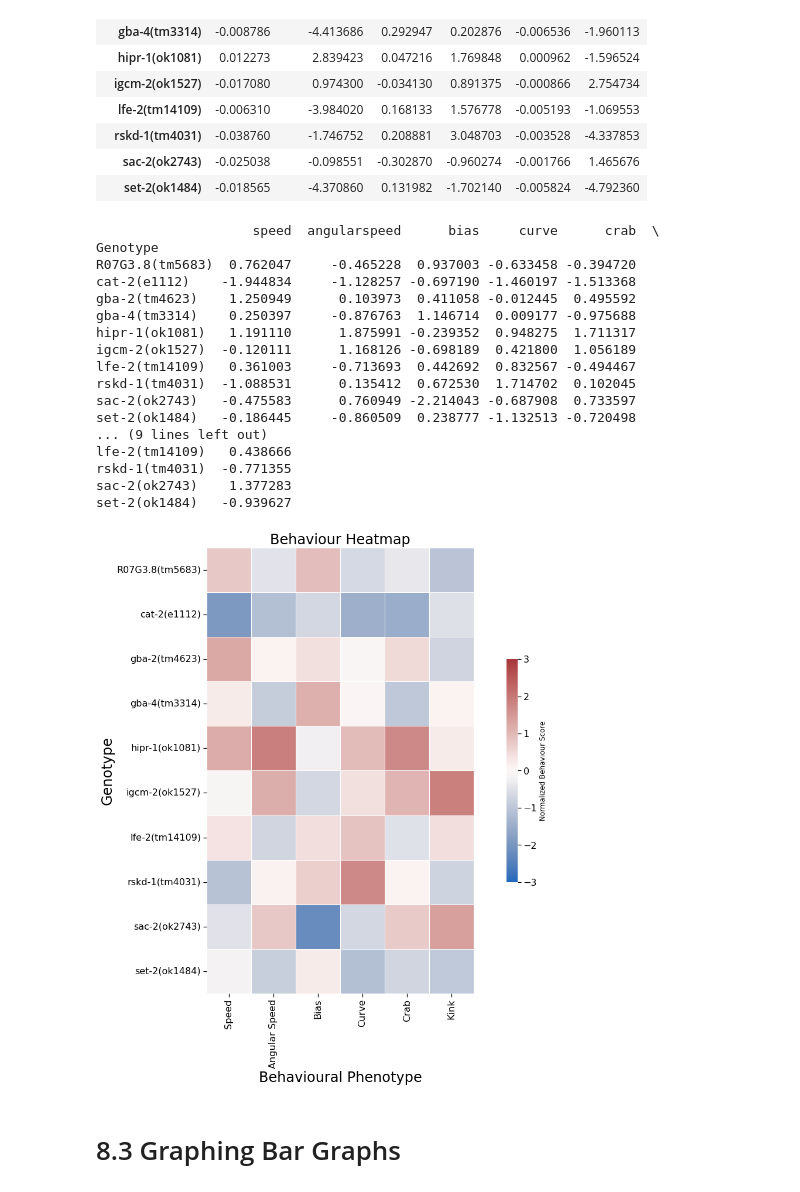
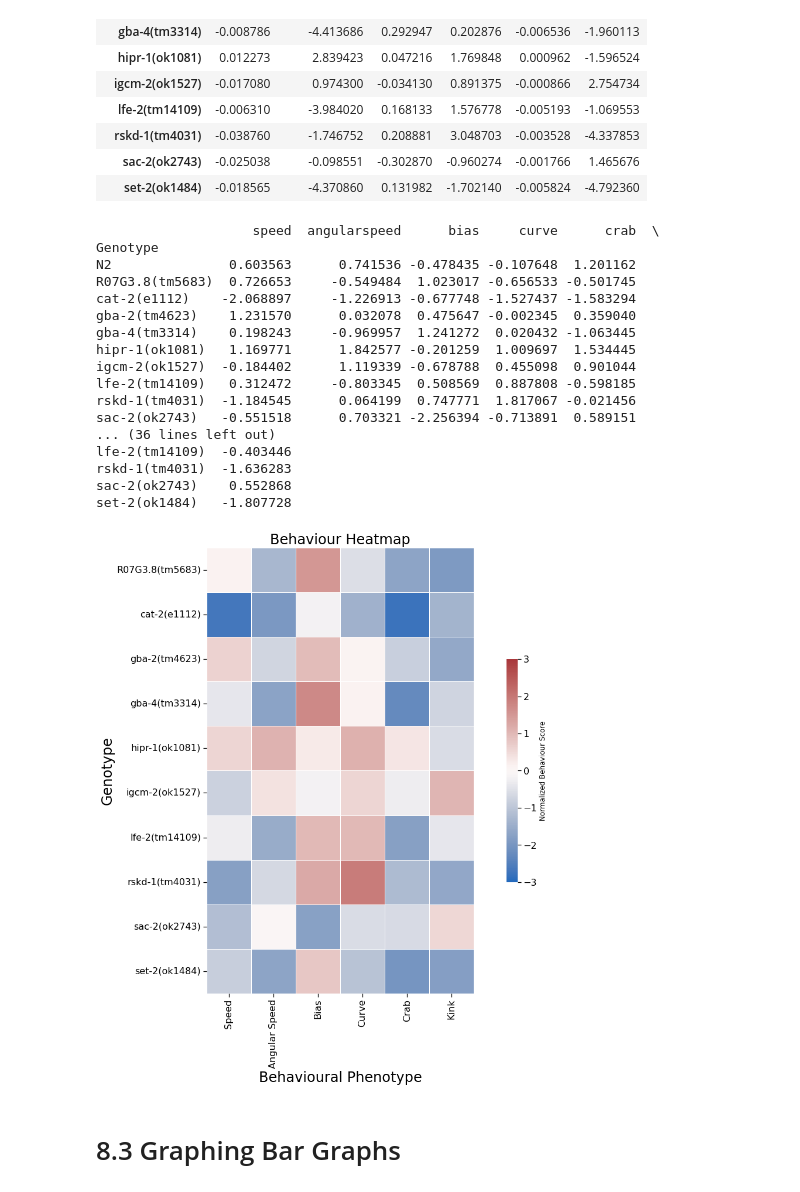
Before and after one commit to JosephLiangUBC/Joseph-Jupyter-Notebooks, a Jupyter notebook: Ben_postcsv_SpeedTraceNoFoodOnFoodExptUpdated_V2.0.ipynb, the cells around one changed output. Saved outputs shown, nothing was run; the diff lists cells and outputs as text; code cells hidden in the pictures.

```diff
--- a/Ben_postcsv_SpeedTraceNoFoodOnFoodExptUpdated_V2.0.ipynb
+++ b/Ben_postcsv_SpeedTraceNoFoodOnFoodExptUpdated_V2.0.ipynb
@@ -30,7 +25,7 @@ print(TotalConcatenated.head())
 print(TotalConcatenated.tail())
 
 TotalConcatenated_strains = TotalConcatenated.groupby(["Strain", "worm"], as_index=False).mean()
-TotalConcatenated_strains[['Genotype', 'Treatment']] = TotalConcatenated_mean['Strain'].str.split('_', 1, expand = True)
+TotalConcatenated_strains[['Genotype', 'Treatment']] = TotalConcatenated_strains['Strain'].str.split('_', 1, expand = True)
 TotalConcatenated_strains = TotalConcatenated_strains.dropna()
 TotalConcatenated_strains = TotalConcatenated_strains.Genotype.unique()
 
@@ -411,51 +406,55 @@ differences_of_differences(100, 400, TotalConcatenated)
 | set-2(ok1484) | -0.018565 | -4.370860 | 0.131982 | -1.702140 | -0.005824 | -4.792360 |
 # %%
 PD_gene_behavioural_scores = differences_of_differences(100, 400, TotalConcatenated)
-PD_gene_behavioural_scores = PD_gene_behavioural_scores.dropna().sort_index().drop(index="N2")
+# PD_gene_behavioural_scores = PD_gene_behavioural_scores.dropna().sort_index().drop(index="N2")
+PD_gene_behavioural_scores = PD_gene_behavioural_scores.dropna().sort_index()
 PD_gene_behavioural_scores_normalize = (PD_gene_behavioural_scores - PD_gene_behavioural_scores.mean())/PD_gene_behavioural_scores.std()
+PD_gene_behavioural_scores_normalize_2 = PD_gene_behavioural_scores_normalize - PD_gene_behavioural_scores_normalize[PD_gene_behavioural_scores_normalize.index == 'N2'].squeeze()
+PD_gene_behavioural_scores_normalize_2 = PD_gene_behavioural_scores_normalize_2.drop(index = 'N2')
 print(PD_gene_behavioural_scores_normalize)
+print(PD_gene_behavioural_scores_normalize_2)
 # %% [output]
                     speed  angularspeed      bias     curve      crab  \
 Genotype
-R07G3.8(tm5683)  0.762047     -0.465228  0.937003 -0.633458 -0.394720
-cat-2(e1112)    -1.944834     -1.128257 -0.697190 -1.460197 -1.513368
-gba-2(tm4623)    1.250949      0.103973  0.411058 -0.012445  0.495592
-gba-4(tm3314)    0.250397     -0.876763  1.146714  0.009177 -0.975688
-hipr-1(ok1081)   1.191110      1.875991 -0.239352  0.948275  1.711317
-igcm-2(ok1527)  -0.120111      1.168126 -0.698189  0.421800  1.056189
-lfe-2(tm14109)   0.361003     -0.713693  0.442692  0.832567 -0.494467
-rskd-1(tm4031)  -1.088531      0.135412  0.672530  1.714702  0.102045
-sac-2(ok2743)   -0.475583      0.760949 -2.214043 -0.687908  0.733597
-set-2(ok1484)   -0.186445     -0.860509  0.238777 -1.132513 -0.720498
-... (9 lines left out)
-lfe-2(tm14109)   0.438666
-rskd-1(tm4031)  -0.771355
-sac-2(ok2743)    1.377283
-set-2(ok1484)   -0.939627
+N2               0.603563      0.741536 -0.478435 -0.107648  1.201162
+R07G3.8(tm5683)  0.726653     -0.549484  1.023017 -0.656533 -0.501745
+cat-2(e1112)    -2.068897     -1.226913 -0.677748 -1.527437 -1.583294
+gba-2(tm4623)    1.231570      0.032078  0.475647 -0.002345  0.359040
+gba-4(tm3314)    0.198243     -0.969957  1.241272  0.020432 -1.063445
+hipr-1(ok1081)   1.169771      1.842577 -0.201259  1.009697  1.534445
+igcm-2(ok1527)  -0.184402      1.119339 -0.678788  0.455098  0.901044
+lfe-2(tm14109)   0.312472     -0.803345  0.508569  0.887808 -0.598185
+rskd-1(tm4031)  -1.184545      0.064199  0.747771  1.817067 -0.021456
+sac-2(ok2743)   -0.551518      0.703321 -2.256394 -0.713891  0.589151
+... (36 lines left out)
+lfe-2(tm14109)  -0.403446
+rskd-1(tm4031)  -1.636283
+sac-2(ok2743)    0.552868
+set-2(ok1484)   -1.807728
 # %%
 sns.set_context('notebook')
 plt.figure(figsize=(20,14))
 plt.rc('xtick', labelsize=16)
 plt.rc('ytick', labelsize=16)
-ax = sns.heatmap(data = PD_gene_behavioural_scores_normalize,
+ax = sns.heatmap(data = PD_gene_behavioural_scores_normalize_2,
                  annot = False,
                  linewidth = 0.5,
                  square = True,
                  cmap = "vlag",
                  center = 0,
                  vmax = 3,
                  vmin = -3,
                  # xticklabels = 1,
                  xticklabels = ['Speed', 'Angular Speed', 'Bias', 'Curve', 'Crab', 'Kink'],
                  yticklabels = 1,
                  cbar_kws = {"shrink": .5, "label": "Normalized Behaviour Score"})
 ax.set_ylabel('Genotype', fontsize = 24)
 ax.set_xlabel('Behavioural Phenotype', fontsize = 24)
 ax.set_title('Behaviour Heatmap', fontsize = 24)
-plt.savefig('BehaviourScore_GENE_normalized_square.jpg', format='jpg', dpi=450, bbox_inches = "tight")
+plt.savefig('BehaviourScore_GENE_normalized2_square.jpg', format='jpg', dpi=450, bbox_inches = "tight")
 plt.show()
 # %% [output]
-[figure, old version]
+[figure, new version]
 # %% [markdown]
 # 8.3 Graphing Bar Graphs
 # %% [markdown]
```
Also changed, not shown: parts of 1 cell of this notebook, 1 other file.
